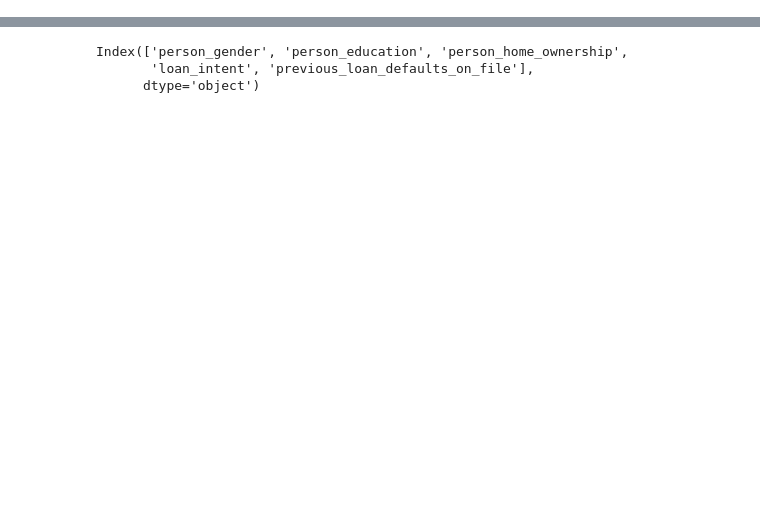
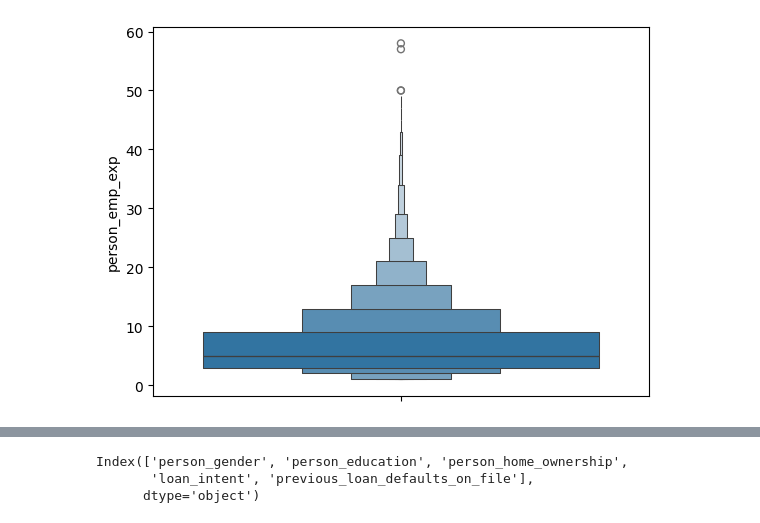
Before and after one commit to qandos-git/loan-approval-mlflow, a Jupyter notebook: experiments.ipynb, the cells around one changed output, grey strips where cells are left out. Cells and saved outputs as stored; diff of their text form; code cells hidden in the pictures; blank space fills up the shorter version.

```diff
--- a/experiments.ipynb
+++ b/experiments.ipynb
@@ -46,0 +135,5 @@ df.head()
+# %%
+sns.boxenplot(data=df, y='person_emp_exp')
+plt.show()
+# %% [output]
+[figure, added]
```
Also changed, not shown: parts of 41 cells of this notebook, 1 other file.
